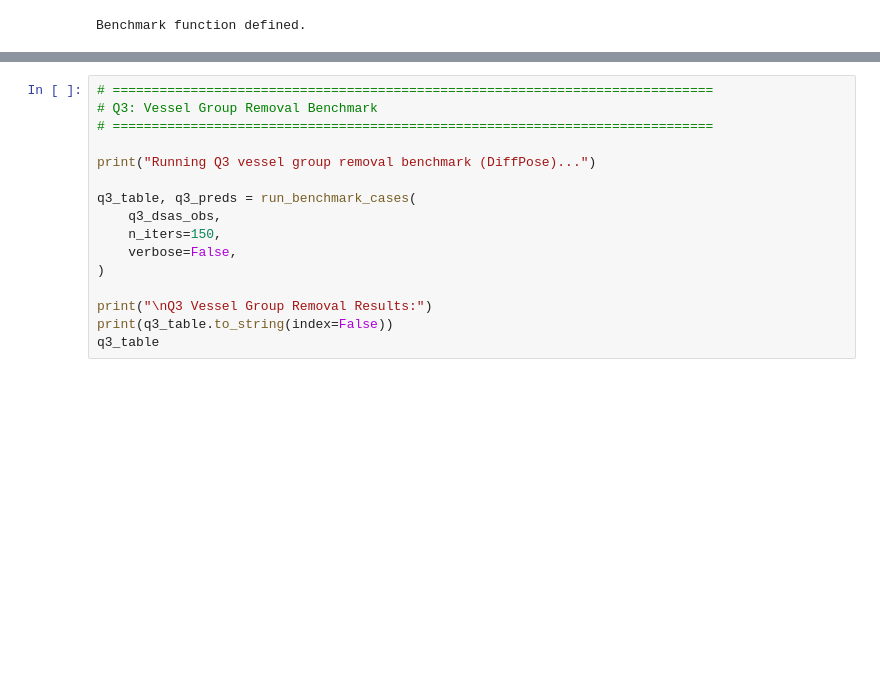
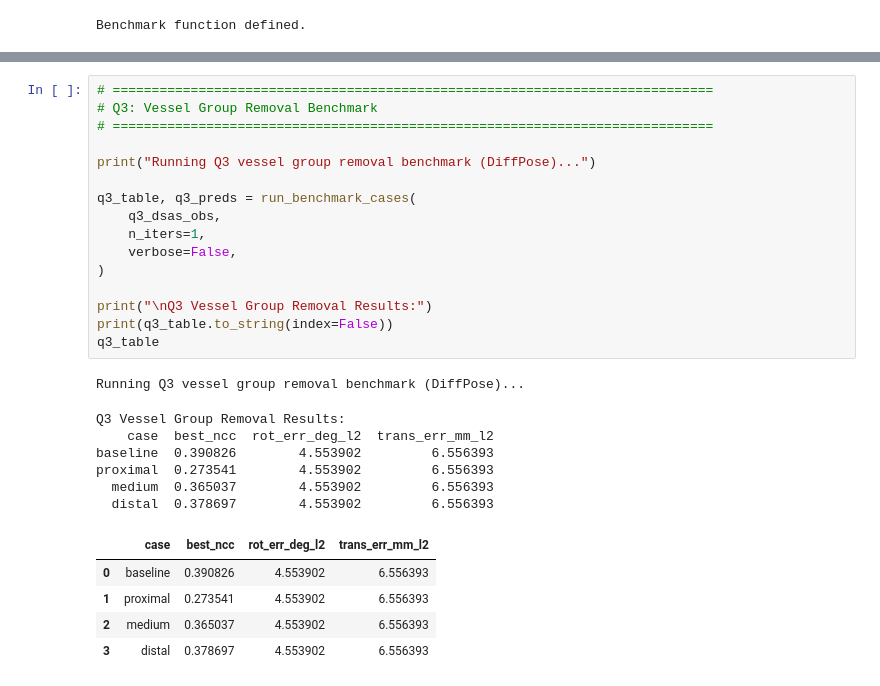
Before and after one commit to CSE291g-MIC-winter-2026/vessel-segmentation-and-registration, a Jupyter notebook: CSE291_DiffPose_Registration.ipynb, the cells around one changed output, grey strips where cells are left out. Saved outputs shown, nothing was run; the diff lists cells and outputs as text; blank space fills up the shorter version.

```diff
--- a/CSE291_DiffPose_Registration.ipynb
+++ b/CSE291_DiffPose_Registration.ipynb
@@ -1143,19 +1171,32 @@ q2_table
 # %%
 # =============================================================================
 # Q3: Vessel Group Removal Benchmark
 # =============================================================================
 
 print("Running Q3 vessel group removal benchmark (DiffPose)...")
 
 q3_table, q3_preds = run_benchmark_cases(
     q3_dsas_obs,
-    n_iters=150,
+    n_iters=1,
     verbose=False,
 )
 
 print("\nQ3 Vessel Group Removal Results:")
 print(q3_table.to_string(index=False))
 q3_table
+# %% [output]
+Running Q3 vessel group removal benchmark (DiffPose)...
+Q3 Vessel Group Removal Results:
+    case  best_ncc  rot_err_deg_l2  trans_err_mm_l2
+baseline  0.390826        4.553902         6.556393
+proximal  0.273541        4.553902         6.556393
+  medium  0.365037        4.553902         6.556393
+  distal  0.378697        4.553902         6.556393
+|  | case | best_ncc | rot_err_deg_l2 | trans_err_mm_l2 |
+| 0 | baseline | 0.390826 | 4.553902 | 6.556393 |
+| 1 | proximal | 0.273541 | 4.553902 | 6.556393 |
+| 2 | medium | 0.365037 | 4.553902 | 6.556393 |
+| 3 | distal | 0.378697 | 4.553902 | 6.556393 |
 # %%
 # =============================================================================
 # Summary Results
```
Also changed, not shown: parts of 4 cells of this notebook.
